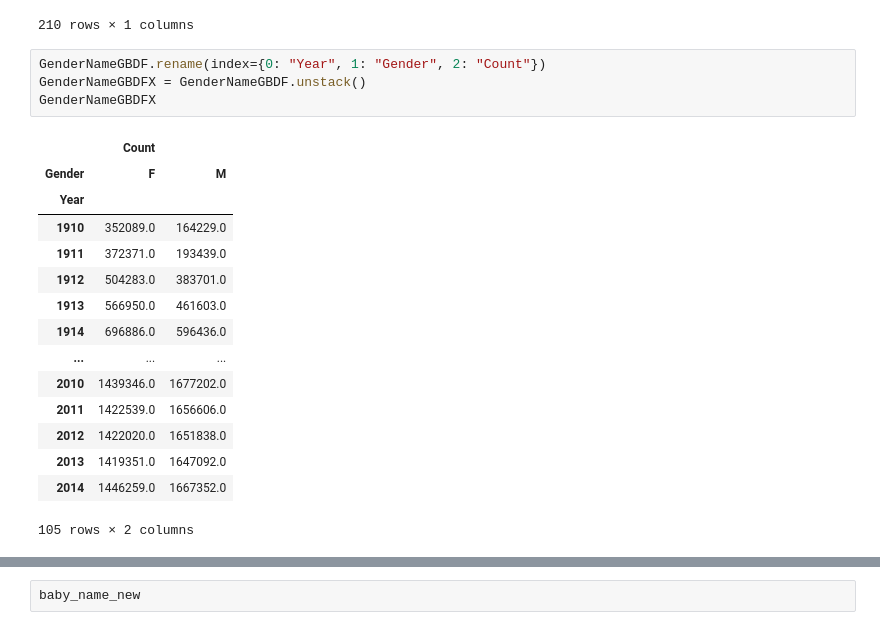
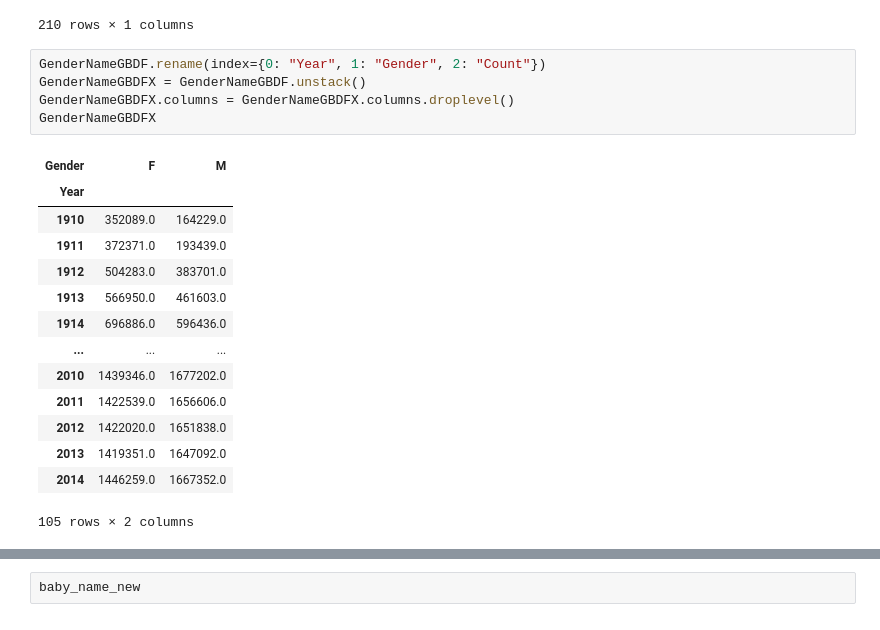
Before and after one commit to kekelee0714/BootcampProject, a Jupyter notebook: Matt/kaggleDataMatt.ipynb, the cells around one changed output, grey strips where cells are left out. Drawn from its saved outputs; the diff is of its cells as text.

```diff
--- a/Matt/kaggleDataMatt.ipynb
+++ b/Matt/kaggleDataMatt.ipynb
@@ -94,9 +94,9 @@ GenderNameGBDF
 # %%
 GenderNameGBDF.rename(index={0: "Year", 1: "Gender", 2: "Count"})
 GenderNameGBDFX = GenderNameGBDF.unstack()
+GenderNameGBDFX.columns = GenderNameGBDFX.columns.droplevel()
 GenderNameGBDFX
 # %% [output]
-|  | Count |  |
 | Gender | F | M |
 | Year |  |  |
 | 1910 | 352089.0 | 164229.0 |
```
Also changed, not shown: parts of 4 cells of this notebook, 1 other file.
